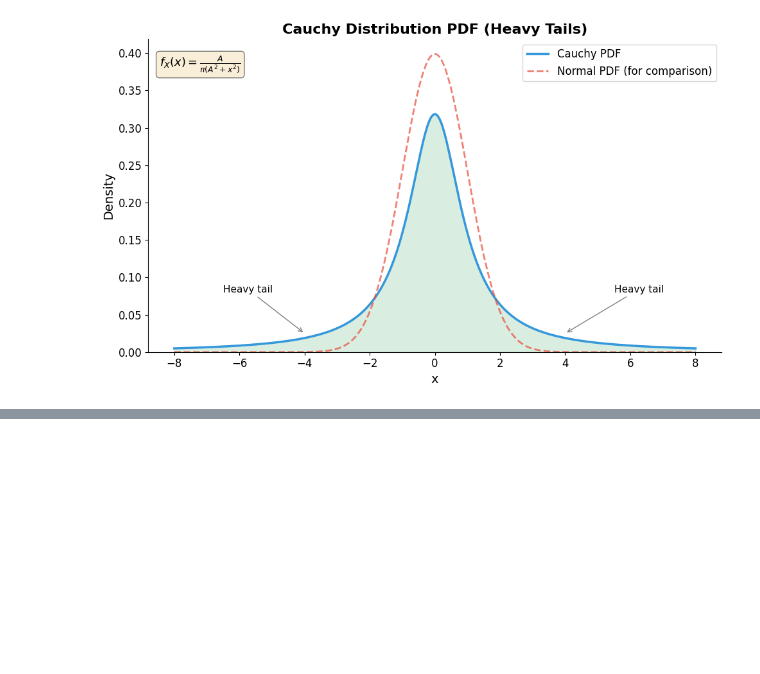
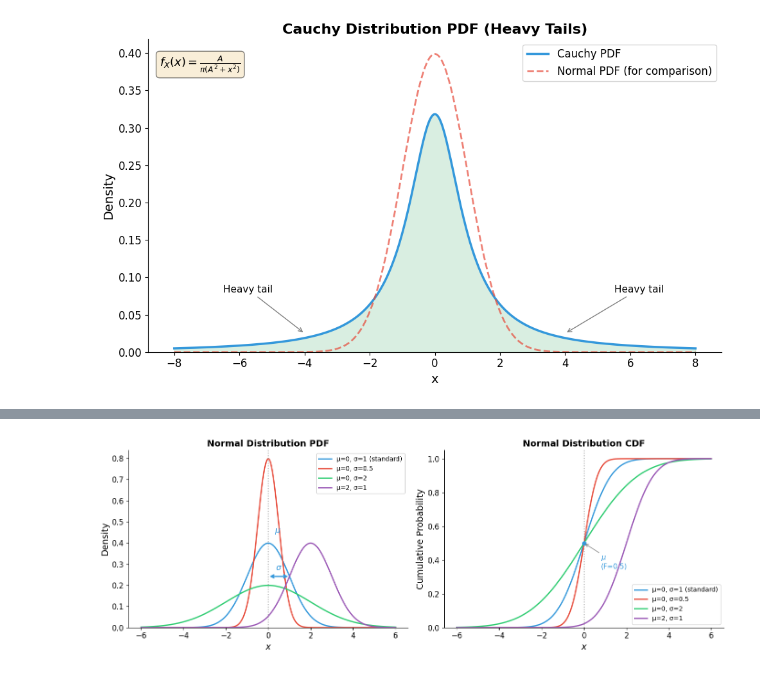
Before and after one commit to mattwalmsley/financial-modelling, a Jupyter notebook: quantitative/quant_platform/notebooks/probability_distributions_plots.ipynb, the cells around one changed output, grey strips where cells are left out. Drawn from its saved outputs; the diff is of its cells as text; code cells hidden in the pictures; blank space fills up the shorter version.

Commit message:
Add normal distribution documentation.

```diff
--- a/quantitative/quant_platform/notebooks/probability_distributions_plots.ipynb
+++ b/quantitative/quant_platform/notebooks/probability_distributions_plots.ipynb
@@ -308,0 +313,95 @@ plt.show()
+# %%
+# Normal Distribution - PDF and CDF
+fig, axes = plt.subplots(1, 2, figsize=(14, 5))
+
+# Parameters - show different means and standard deviations
+params = [
+    (0, 1, "μ=0, σ=1 (standard)"),
+    (0, 0.5, "μ=0, σ=0.5"),
+    (0, 2, "μ=0, σ=2"),
+    (2, 1, "μ=2, σ=1"),
+]
+colors = ["#3498db", "#e74c3c", "#2ecc71", "#9b59b6"]
+
+# Generate x values
+x = np.linspace(-6, 6, 1000)
+
+# ===== LEFT PLOT: PDF =====
+ax1 = axes[0]
+
+for (mu, sigma, label), color in zip(params, colors):
+    y_pdf = stats.norm.pdf(x, mu, sigma)
+    ax1.plot(x, y_pdf, color=color, linewidth=2, label=label)
+
+ax1.set_xlabel("$x$", fontsize=14)
+ax1.set_ylabel("Density", fontsize=14)
+ax1.set_title("Normal Distribution PDF", fontsize=14, fontweight="bold")
+ax1.legend(loc="upper right", fontsize=10)
+ax1.set_ylim(bottom=0)
+
+# Add μ and σ annotations for the standard normal (μ=0, σ=1)
+mu_ann, sigma_ann = 0, 1
+peak_height = stats.norm.pdf(mu_ann, mu_ann, sigma_ann)
+
+# Vertical dashed line at μ
+ax1.axvline(x=mu_ann, color="gray", linestyle=":", linewidth=1.5, alpha=0.7)
+
+# Label μ at the peak
+ax1.annotate(
+    r"$\mu$",
+    xy=(mu_ann, peak_height),
+    xytext=(mu_ann + 0.3, peak_height + 0.05),
+    fontsize=13,
+    color="#3498db",
+)
+
+# Double-headed arrow for σ (from μ to μ+σ at the inflection point height)
+# The inflection points of a normal distribution are at μ ± σ
+inflection_height = stats.norm.pdf(mu_ann + sigma_ann, mu_ann, sigma_ann)
+
+ax1.annotate(
+    "",
+    xy=(mu_ann + sigma_ann, inflection_height),
+    xytext=(mu_ann, inflection_height),
+    arrowprops=dict(arrowstyle="<->", color="#3498db", lw=2),
+)
+
+# Label σ
+ax1.text(
+    mu_ann + sigma_ann / 2,
+    inflection_height + 0.03,
+    r"$\sigma$",
+    fontsize=13,
+    ha="center",
+    color="#3498db",
+)
+
+# ===== RIGHT PLOT: CDF =====
+ax2 = axes[1]
+
+for (mu, sigma, label), color in zip(params, colors):
+    y_cdf = stats.norm.cdf(x, mu, sigma)
+    ax2.plot(x, y_cdf, color=color, linewidth=2, label=label)
+
+ax2.set_xlabel("$x$", fontsize=14)
+ax2.set_ylabel("Cumulative Probability", fontsize=14)
+ax2.set_title("Normal Distribution CDF", fontsize=14, fontweight="bold")
+ax2.legend(loc="lower right", fontsize=10)
+ax2.set_ylim(0, 1.05)
+
+# Add μ annotation on CDF (at the 0.5 probability point)
+ax2.axvline(x=mu_ann, color="gray", linestyle=":", linewidth=1.5, alpha=0.7)
+ax2.plot(mu_ann, 0.5, "o", color="#3498db", markersize=6)
+ax2.annotate(
+    r"$\mu$" + "\n(F=0.5)",
+    xy=(mu_ann, 0.5),
+    xytext=(mu_ann + 0.8, 0.35),
+    fontsize=11,
+    color="#3498db",
+    arrowprops=dict(arrowstyle="->", color="gray", lw=1),
+)
+
+plt.tight_layout()
+plt.show()
+# %% [output]
+[figure, added]
```
Also changed, not shown: parts of 3 cells of this notebook, 3 other files.
